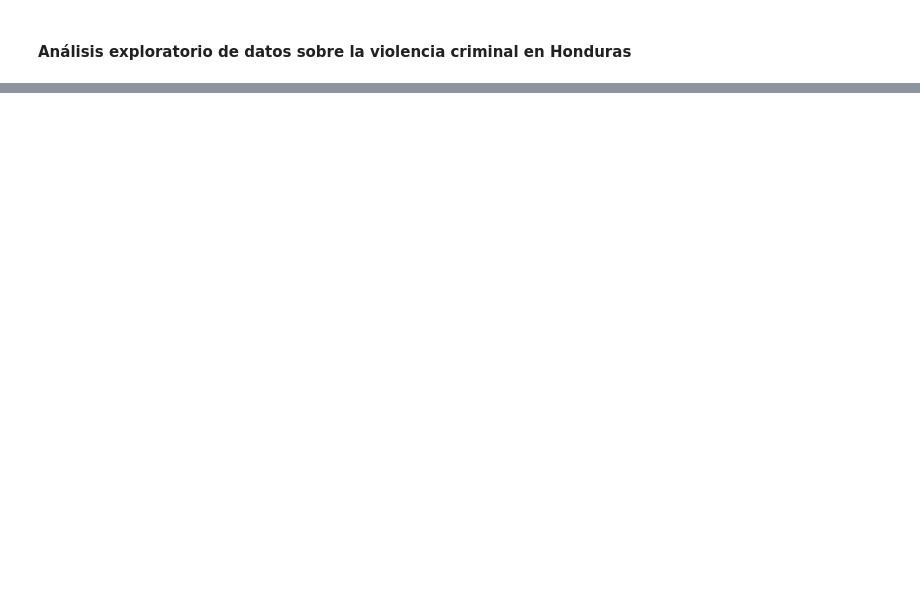
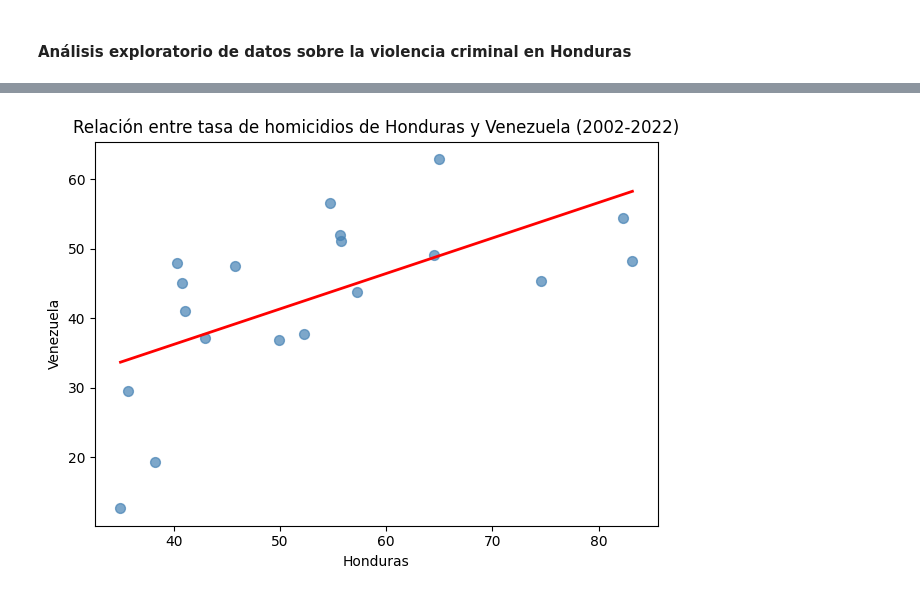
Before and after one commit to lehcimhdz/eda_honduras, a Jupyter notebook: eda_honduras.ipynb, the cells around one changed output, grey strips where cells are left out. Saved outputs shown, nothing was run; the diff lists cells and outputs as text; code cells hidden in the pictures; blank space fills up the shorter version.

```diff
--- a/eda_honduras.ipynb
+++ b/eda_honduras.ipynb
@@ -215,0 +358,16 @@ gráfica2 = sns.lineplot(
+# %%
+sns.regplot(data=dispersion,
+            x='Honduras',
+            y='Venezuela (Bolivarian Republic of)',
+            scatter_kws={"s": 50, "alpha": 0.7, "color": "steelblue"},
+            line_kws={"color": "red", "linewidth": 2},
+            ci=None)
+
+plt.title('Relación entre tasa de homicidios de Honduras y Venezuela (2002-2022)')
+plt.xlabel('Honduras')
+plt.ylabel('Venezuela')
+plt.tight_layout()
+
+plt.show()
+# %% [output]
+[figure, added]
```
Also changed, not shown: parts of 46 cells of this notebook.
